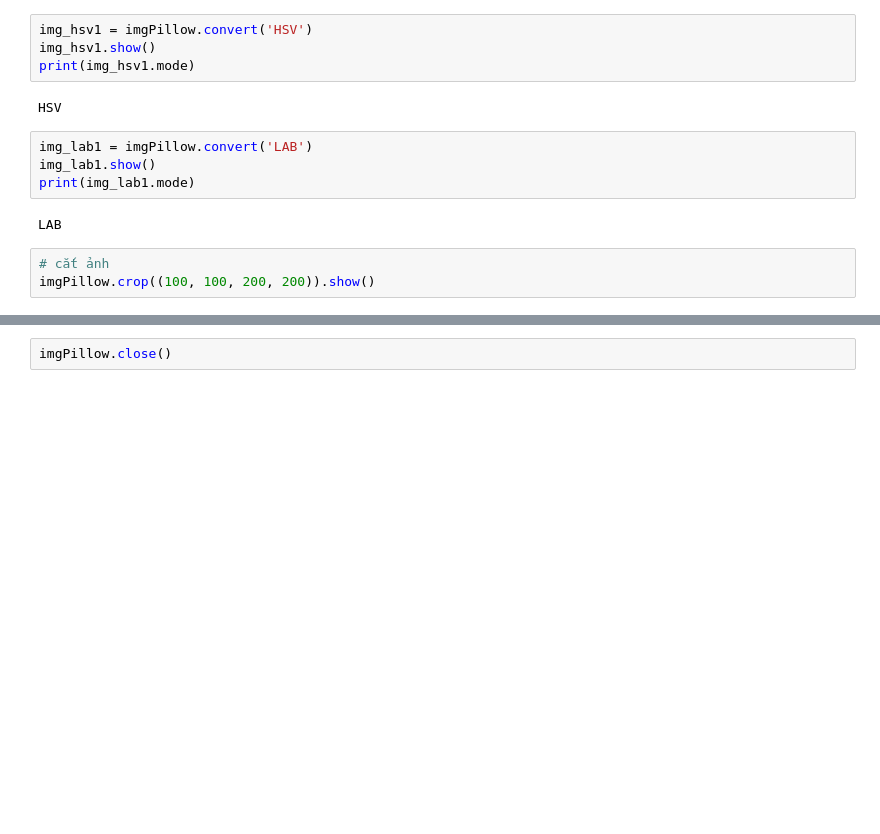
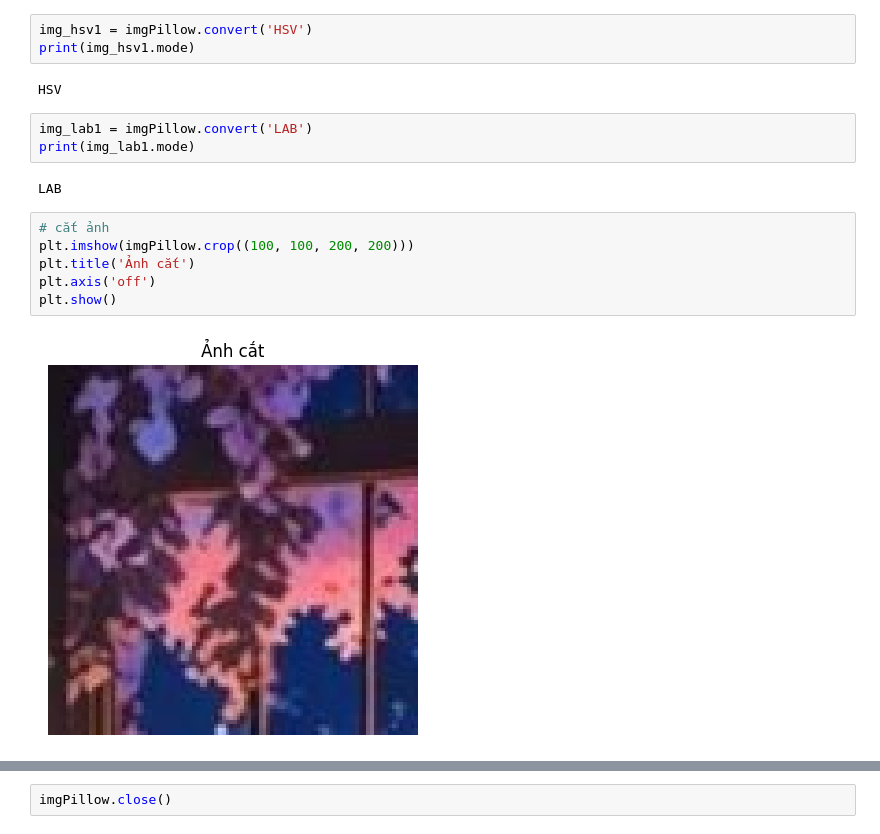
Before and after one commit to Dat184/ThiGiacMayTinh, a Jupyter notebook: Lab/Lab1/lab1.ipynb, the cells around one changed output, grey strips where cells are left out. Cells and saved outputs as stored; diff of their text form; blank space fills up the shorter version.

```diff
--- a/Lab/Lab1/lab1.ipynb
+++ b/Lab/Lab1/lab1.ipynb
@@ -44,16 +64,19 @@ cv2.destroyAllWindows()
 # %%
 img_hsv1 = imgPillow.convert('HSV')
-img_hsv1.show()
 print(img_hsv1.mode)
 # %% [output]
 HSV
 # %%
 img_lab1 = imgPillow.convert('LAB')
-img_lab1.show()
 print(img_lab1.mode)
 # %% [output]
 LAB
 # %%
 # cắt ảnh
-imgPillow.crop((100, 100, 200, 200)).show()
+plt.imshow(imgPillow.crop((100, 100, 200, 200)))
+plt.title('Ảnh cắt')
+plt.axis('off')
+plt.show()
+# %% [output]
+[figure, added]
 # %%
```
Also changed, not shown: parts of 13 cells of this notebook, 4 other files.
